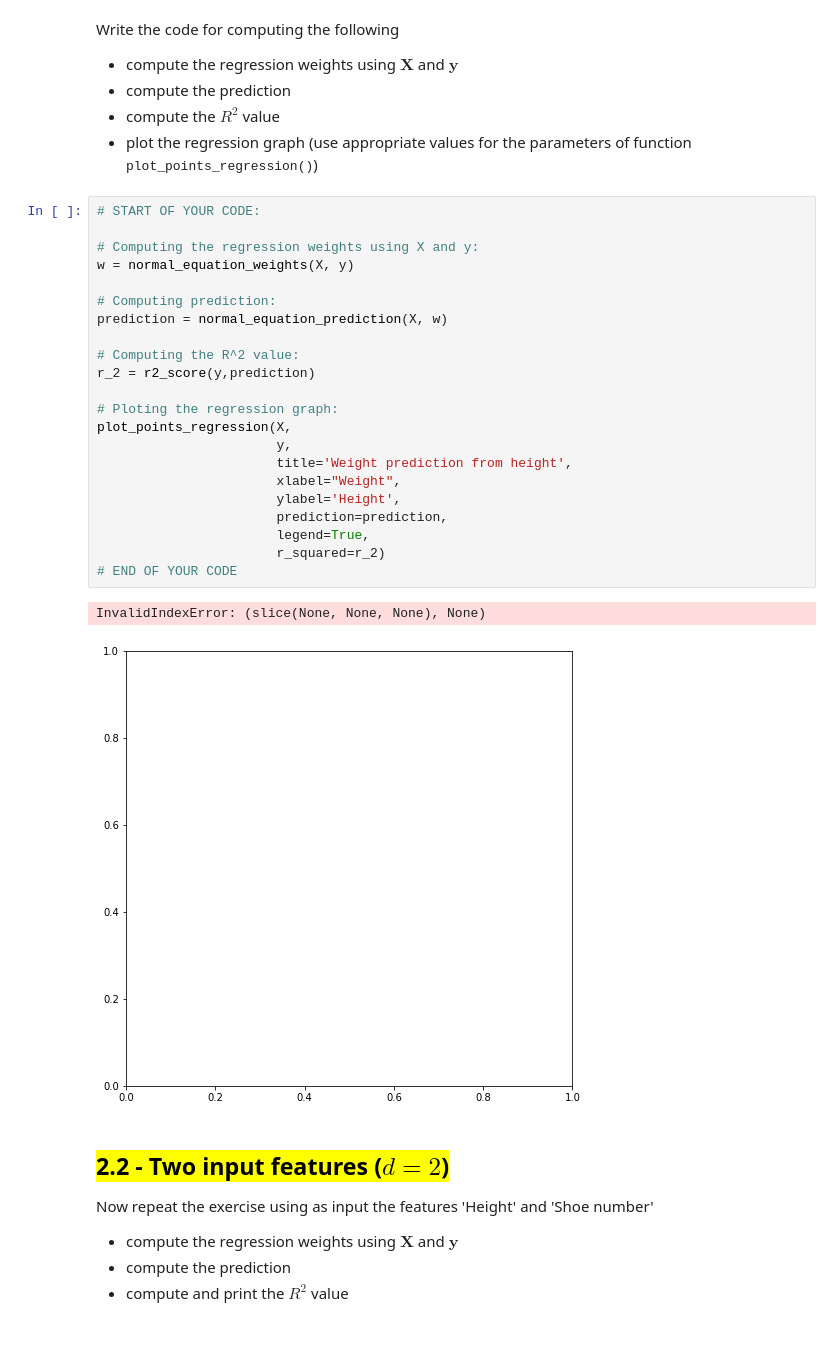
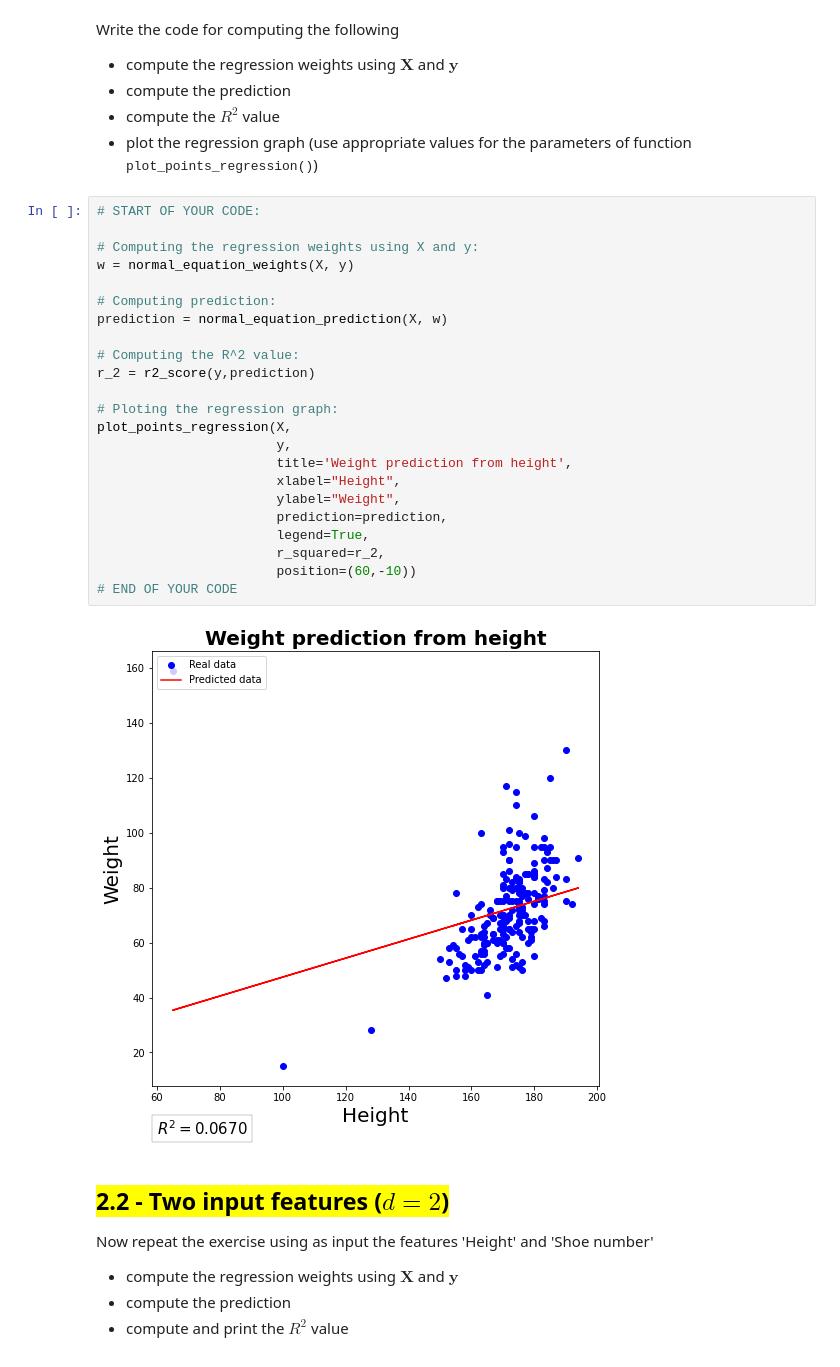
Before and after one commit to gdquintero/mac5832, a Jupyter notebook: ep1/ep01_linreg_analytic.ipynb, the cells around one changed output. Drawn from its saved outputs; the diff is of its cells as text.

```diff
--- a/ep1/ep01_linreg_analytic.ipynb
+++ b/ep1/ep01_linreg_analytic.ipynb
@@ -452,28 +442,28 @@ Write the code for computing the following
 # %%
 # START OF YOUR CODE:
 
 # Computing the regression weights using X and y:
 w = normal_equation_weights(X, y)
 
 # Computing prediction:
 prediction = normal_equation_prediction(X, w)
 
 # Computing the R^2 value:
 r_2 = r2_score(y,prediction)
 
 # Ploting the regression graph:
 plot_points_regression(X,
                        y,
                        title='Weight prediction from height',
-                       xlabel="Weight",
-                       ylabel='Height',
+                       xlabel="Height",
+                       ylabel="Weight",
                        prediction=prediction,
                        legend=True,
-                       r_squared=r_2)
+                       r_squared=r_2,
+                       position=(60,-10))
 # END OF YOUR CODE
 # %% [output]
-InvalidIndexError: (slice(None, None, None), None)
-[figure, old version]
+[figure, new version]
 # %% [markdown]
 ## <mark>2.2 - Two input features ($d=2$)</mark>
 
```
Also changed, not shown: parts of 12 cells of this notebook.
